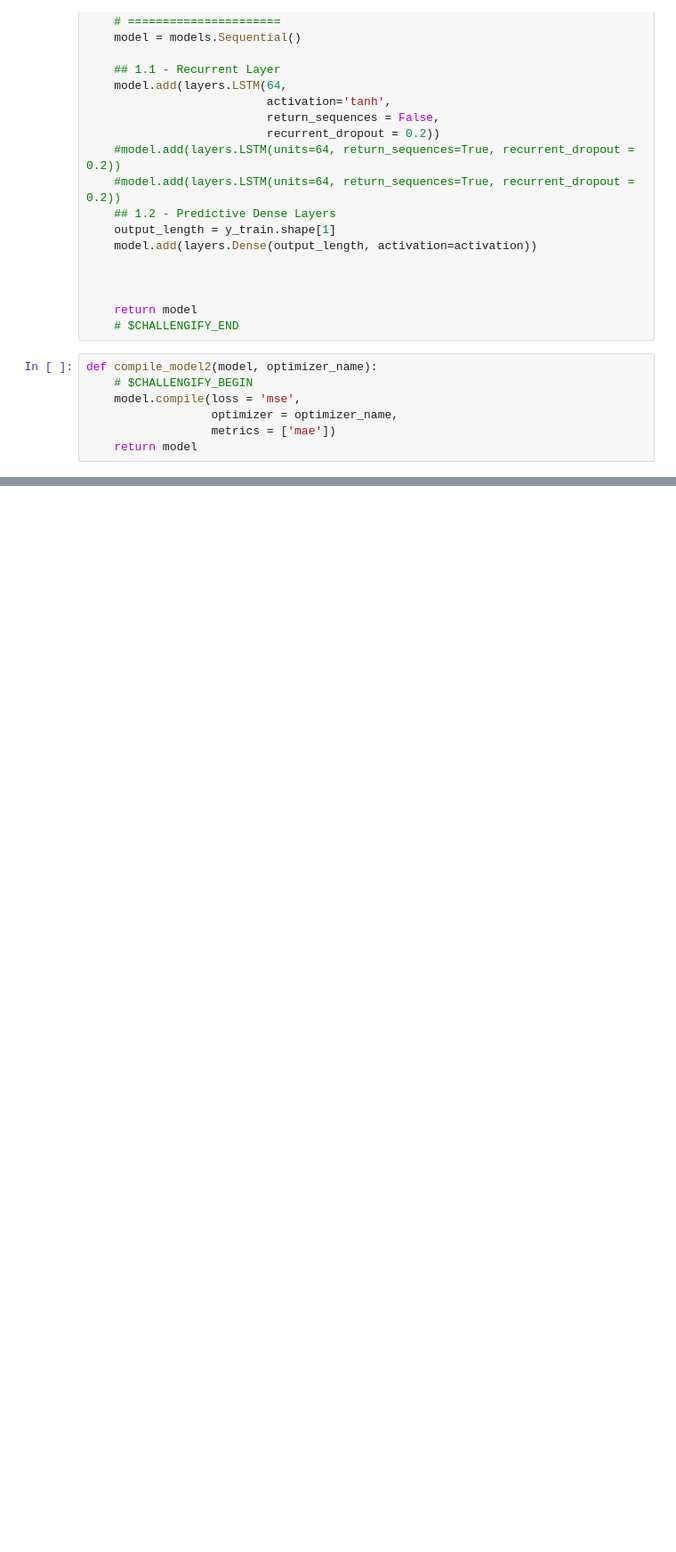
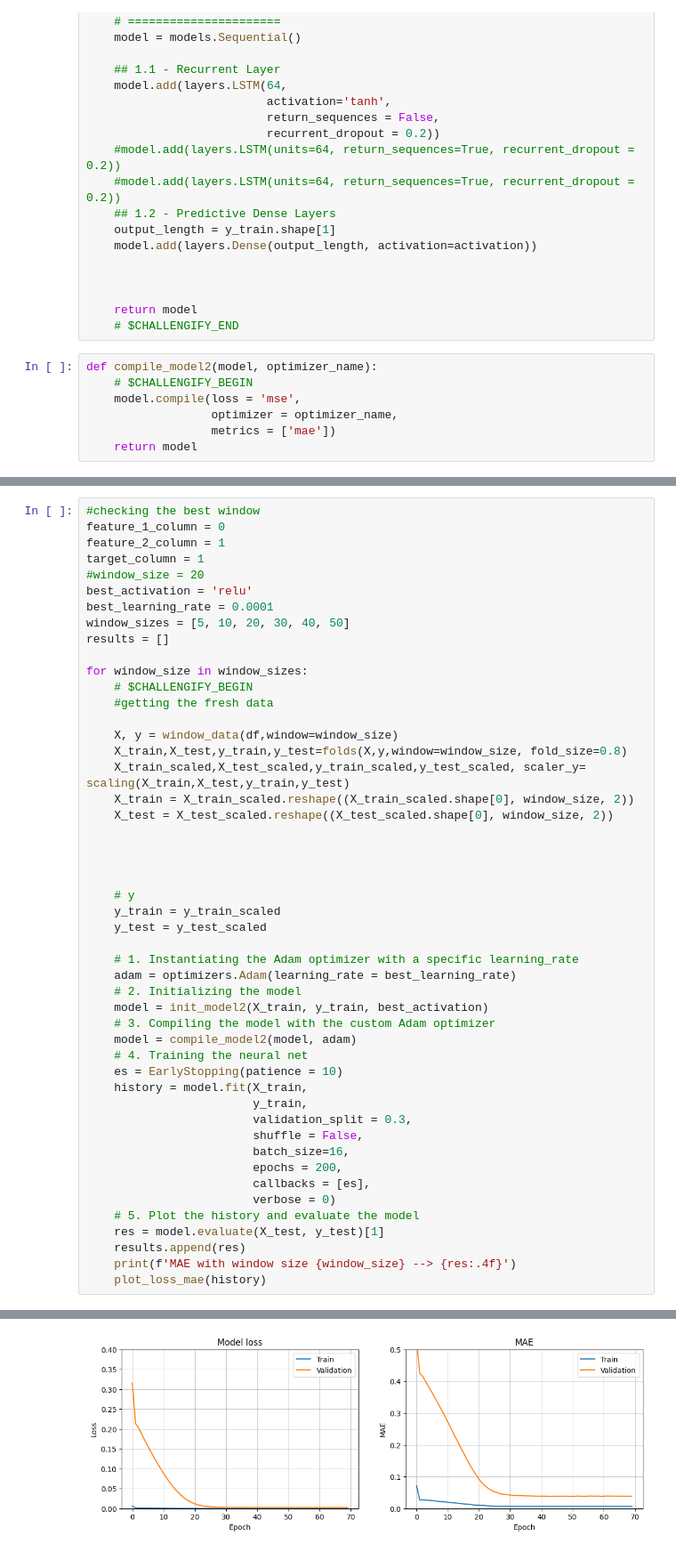
Before and after one commit to monicasainer/gossips_cryptos, a Jupyter notebook: notebooks/Modelling.ipynb, the cells around one changed output, grey strips where cells are left out. Shown: that part at 89% size. Saved outputs shown, nothing was run; the diff lists cells and outputs as text; blank space fills up the shorter version.

Commit message:
modelling notebook updated

```diff
--- a/notebooks/Modelling.ipynb
+++ b/notebooks/Modelling.ipynb
@@ -503,0 +516,50 @@ MAE with learning rate 2 --> 0.5444
+# %%
+#checking the best window
+feature_1_column = 0
+feature_2_column = 1
+target_column = 1
+#window_size = 20
+best_activation = 'relu'
+best_learning_rate = 0.0001
+window_sizes = [5, 10, 20, 30, 40, 50]
+results = []
+
+for window_size in window_sizes:
+    # $CHALLENGIFY_BEGIN
+    #getting the fresh data
+
+    X, y = window_data(df,window=window_size)
+    X_train,X_test,y_train,y_test=folds(X,y,window=window_size, fold_size=0.8)
+    X_train_scaled,X_test_scaled,y_train_scaled,y_test_scaled, scaler_y= scaling(X_train,X_test,y_train,y_test)
+    X_train = X_train_scaled.reshape((X_train_scaled.shape[0], window_size, 2))
+    X_test = X_test_scaled.reshape((X_test_scaled.shape[0], window_size, 2))
+
+
+
+
+    # y
+    y_train = y_train_scaled
+    y_test = y_test_scaled
+
+    # 1. Instantiating the Adam optimizer with a specific learning_rate
+    adam = optimizers.Adam(learning_rate = best_learning_rate)
+    # 2. Initializing the model
+    model = init_model2(X_train, y_train, best_activation)
+    # 3. Compiling the model with the custom Adam optimizer
+    model = compile_model2(model, adam)
+    # 4. Training the neural net
+    es = EarlyStopping(patience = 10)
+    history = model.fit(X_train,
+                        y_train,
+                        validation_split = 0.3,
+                        shuffle = False,
+                        batch_size=16,
+                        epochs = 200,
+                        callbacks = [es],
+                        verbose = 0)
+    # 5. Plot the history and evaluate the model
+    res = model.evaluate(X_test, y_test)[1]
+    results.append(res)
+    print(f'MAE with window size {window_size} --> {res:.4f}')
+    plot_loss_mae(history)
+# %% [output]
@@ -503,0 +568 @@ MAE with learning rate 2 --> 0.5444
+[figure, added]
```
Also changed, not shown: parts of 21 cells of this notebook.
